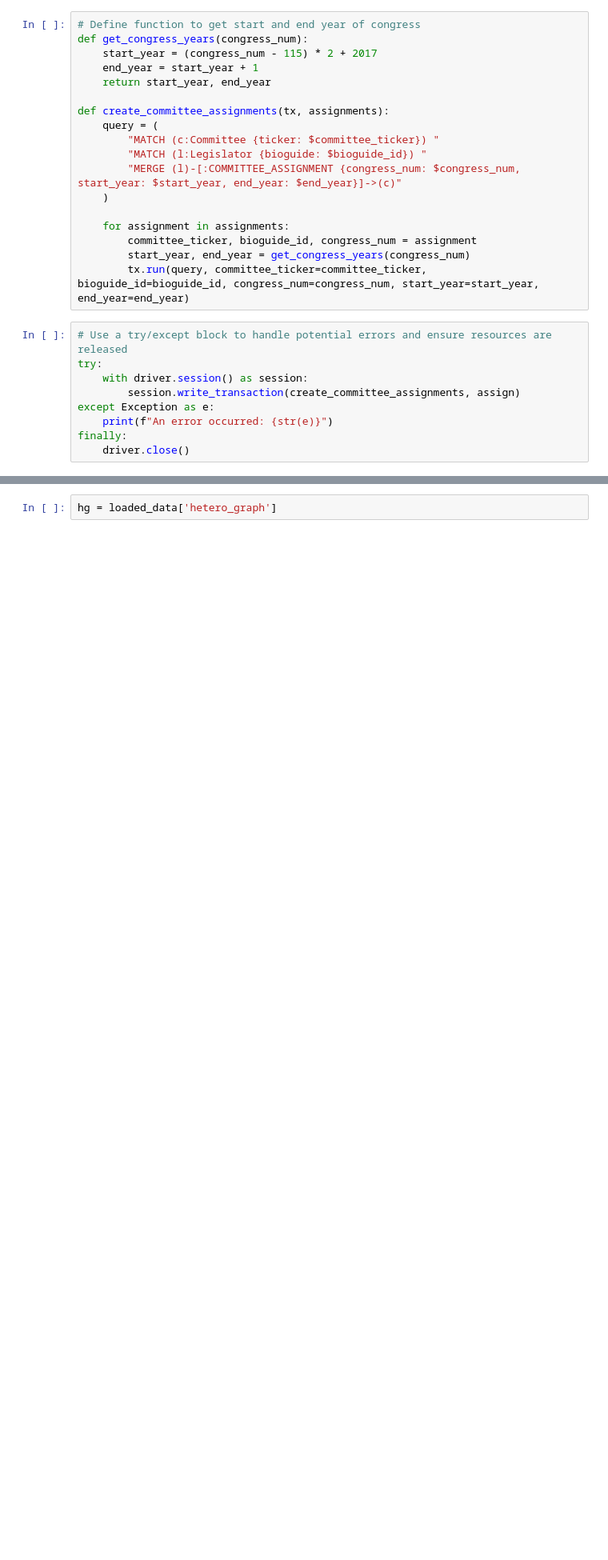
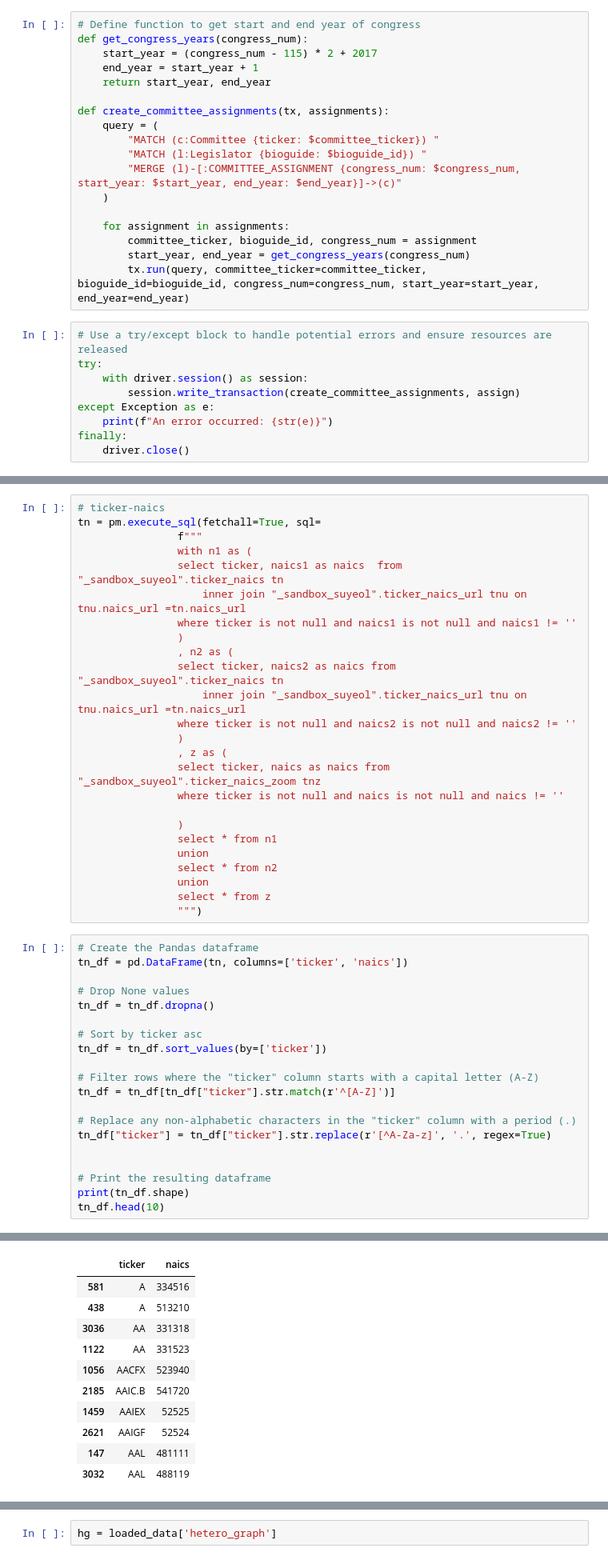
Before and after one commit to syyunn/gnnex, a Jupyter notebook: data/heterograph-neo4j.ipynb, the cells around one changed output, grey strips where cells are left out. Shown at 80% size. Cells and saved outputs as stored; diff of their text form; blank space fills up the shorter version.

```diff
--- a/data/heterograph-neo4j.ipynb
+++ b/data/heterograph-neo4j.ipynb
@@ -475,0 +622,46 @@ ref_date = pd.Timestamp(2016, 1, 1)
+# %%
+# ticker-naics
+tn = pm.execute_sql(fetchall=True, sql=
+                f"""
+                with n1 as (
+                select ticker, naics1 as naics  from "_sandbox_suyeol".ticker_naics tn
+                    inner join "_sandbox_suyeol".ticker_naics_url tnu on tnu.naics_url =tn.naics_url
+                where ticker is not null and naics1 is not null and naics1 != ''
+                )
+                , n2 as (
+                select ticker, naics2 as naics from "_sandbox_suyeol".ticker_naics tn
+                    inner join "_sandbox_suyeol".ticker_naics_url tnu on tnu.naics_url =tn.naics_url
+                where ticker is not null and naics2 is not null and naics2 != ''
+                )
+                , z as (
+                select ticker, naics as naics from "_sandbox_suyeol".ticker_naics_zoom tnz
+                where ticker is not null and naics is not null and naics != ''
+
+                )
+                select * from n1
+                union
+                select * from n2
+                union
+                select * from z
+                """)
+# %%
+# Create the Pandas dataframe
+tn_df = pd.DataFrame(tn, columns=['ticker', 'naics'])
+
+# Drop None values
+tn_df = tn_df.dropna()
+
+# Sort by ticker asc
+tn_df = tn_df.sort_values(by=['ticker'])
+
+# Filter rows where the "ticker" column starts with a capital letter (A-Z)
+tn_df = tn_df[tn_df["ticker"].str.match(r'^[A-Z]')]
+
+# Replace any non-alphabetic characters in the "ticker" column with a period (.)
+tn_df["ticker"] = tn_df["ticker"].str.replace(r'[^A-Za-z]', '.', regex=True)
+
+
+# Print the resulting dataframe
+print(tn_df.shape)
+tn_df.head(10)
+# %% [output]
@@ -475,0 +669,11 @@ ref_date = pd.Timestamp(2016, 1, 1)
+|  | ticker | naics |
+| 581 | A | 334516 |
+| 438 | A | 513210 |
+| 3036 | AA | 331318 |
+| 1122 | AA | 331523 |
+| 1056 | AACFX | 523940 |
+| 2185 | AAIC.B | 541720 |
+| 1459 | AAIEX | 52525 |
+| 2621 | AAIGF | 52524 |
+| 147 | AAL | 481111 |
+| 3032 | AAL | 488119 |
```
Also changed, not shown: parts of 21 cells of this notebook, 22 other files.
